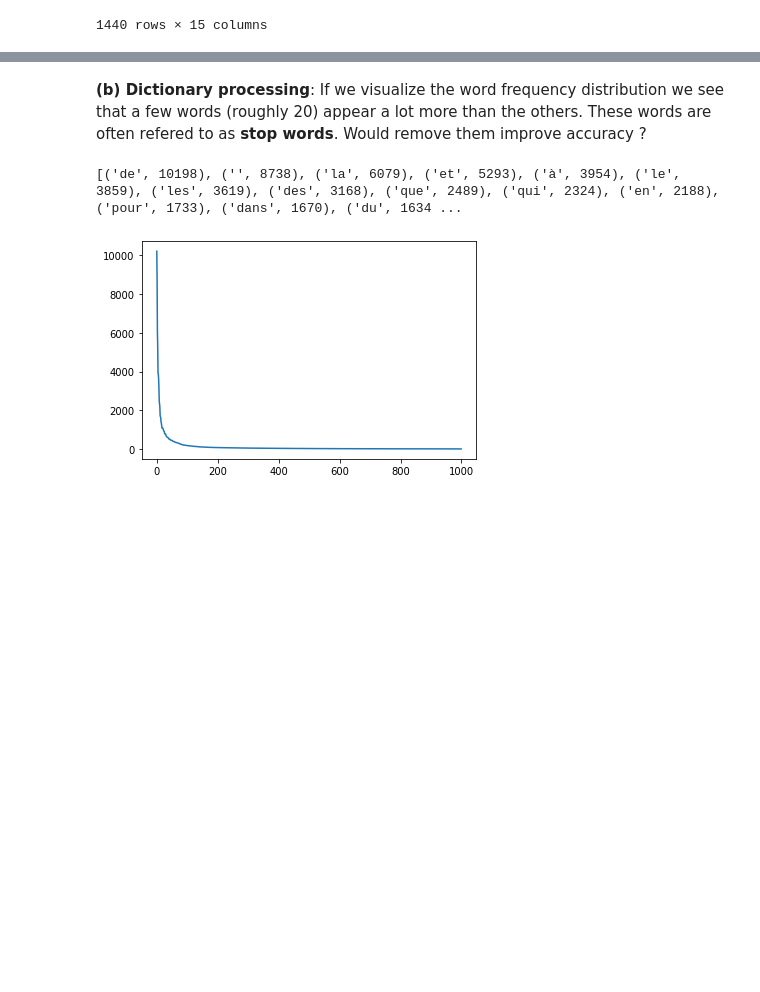
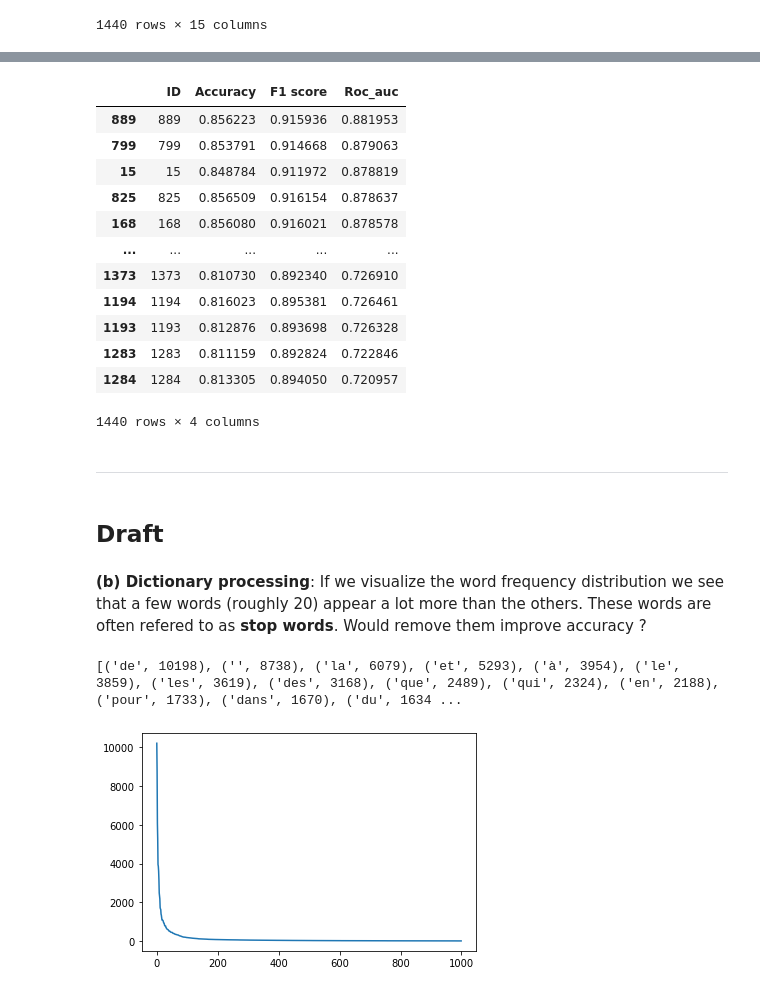
Before and after one commit to samynhl/RITAL-TMES, a Jupyter notebook: Projet TAL/Bow-Presidents.ipynb, the cells around one changed output, grey strips where cells are left out. Cells and saved outputs as stored; diff of their text form; code cells hidden in the pictures; blank space fills up the shorter version.

```diff
--- a/Projet TAL/Bow-Presidents.ipynb
+++ b/Projet TAL/Bow-Presidents.ipynb
@@ -1406,3 +1585,24 @@ scores_df
+# %%
+sorted_by_rocauc = models.sort_values(by='Roc_auc', ascending=False)
+sorted_by_rocauc
+# %% [output]
+|  | ID | Accuracy | F1 score | Roc_auc |
+| 889 | 889 | 0.856223 | 0.915936 | 0.881953 |
+| 799 | 799 | 0.853791 | 0.914668 | 0.879063 |
+| 15 | 15 | 0.848784 | 0.911972 | 0.878819 |
+| 825 | 825 | 0.856509 | 0.916154 | 0.878637 |
+| 168 | 168 | 0.856080 | 0.916021 | 0.878578 |
+| ... | ... | ... | ... | ... |
+| 1373 | 1373 | 0.810730 | 0.892340 | 0.726910 |
+| 1194 | 1194 | 0.816023 | 0.895381 | 0.726461 |
+| 1193 | 1193 | 0.812876 | 0.893698 | 0.726328 |
+| 1283 | 1283 | 0.811159 | 0.892824 | 0.722846 |
+| 1284 | 1284 | 0.813305 | 0.894050 | 0.720957 |
+1440 rows × 4 columns
+# %% [markdown]
+---
+# %% [markdown]
+## Draft
 # %%
 import re
 import unidecode
```
Also changed, not shown: parts of 43 cells of this notebook, 15 other files.
